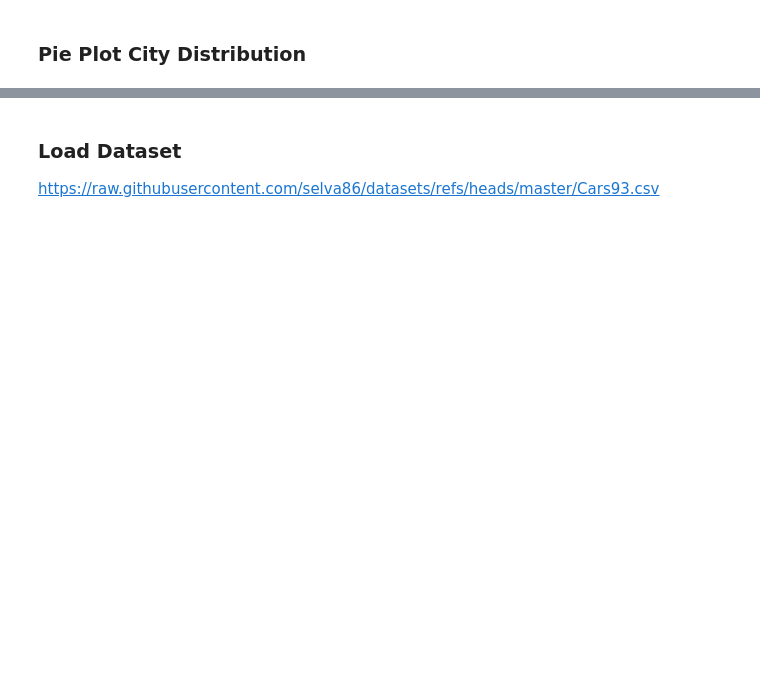
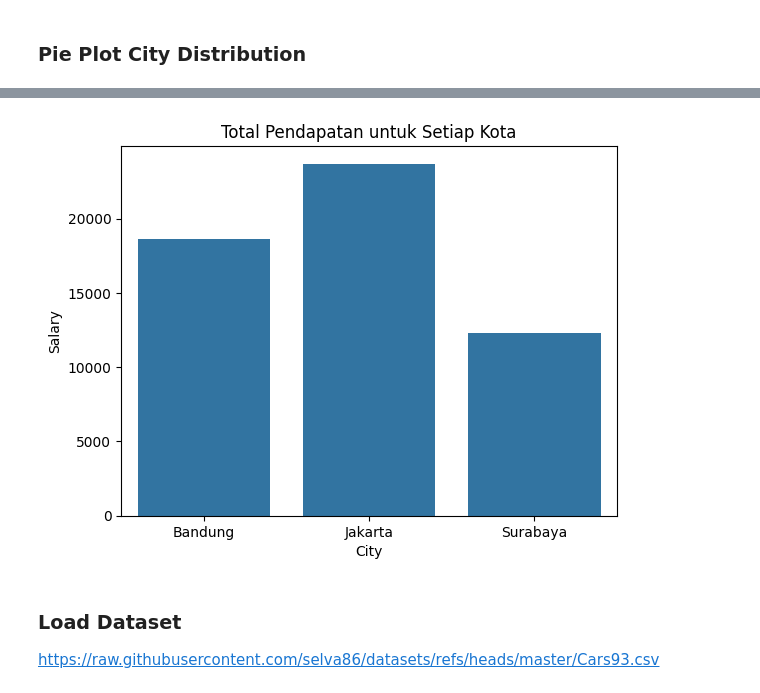
Before and after one commit to hananlu/aiBigData, a Jupyter notebook: Week_2_ExploratoryDataAnalysis_Question.ipynb, the cells around one changed output, grey strips where cells are left out. Saved outputs shown, nothing was run; the diff lists cells and outputs as text; code cells hidden in the pictures; blank space fills up the shorter version.

```diff
--- a/Week_2_ExploratoryDataAnalysis_Question.ipynb
+++ b/Week_2_ExploratoryDataAnalysis_Question.ipynb
@@ -59,3 +281,11 @@ df = pd.DataFrame(data)
+# %%
+sns.barplot(x='City', y="Salary", data=totalSalary)
+
+plt.title("Total Pendapatan untuk Setiap Kota")
+
+plt.show()
+# %% [output]
+[figure, added]
 # %% [markdown]
 ### Load Dataset
 
```
Also changed, not shown: parts of 35 cells of this notebook.
